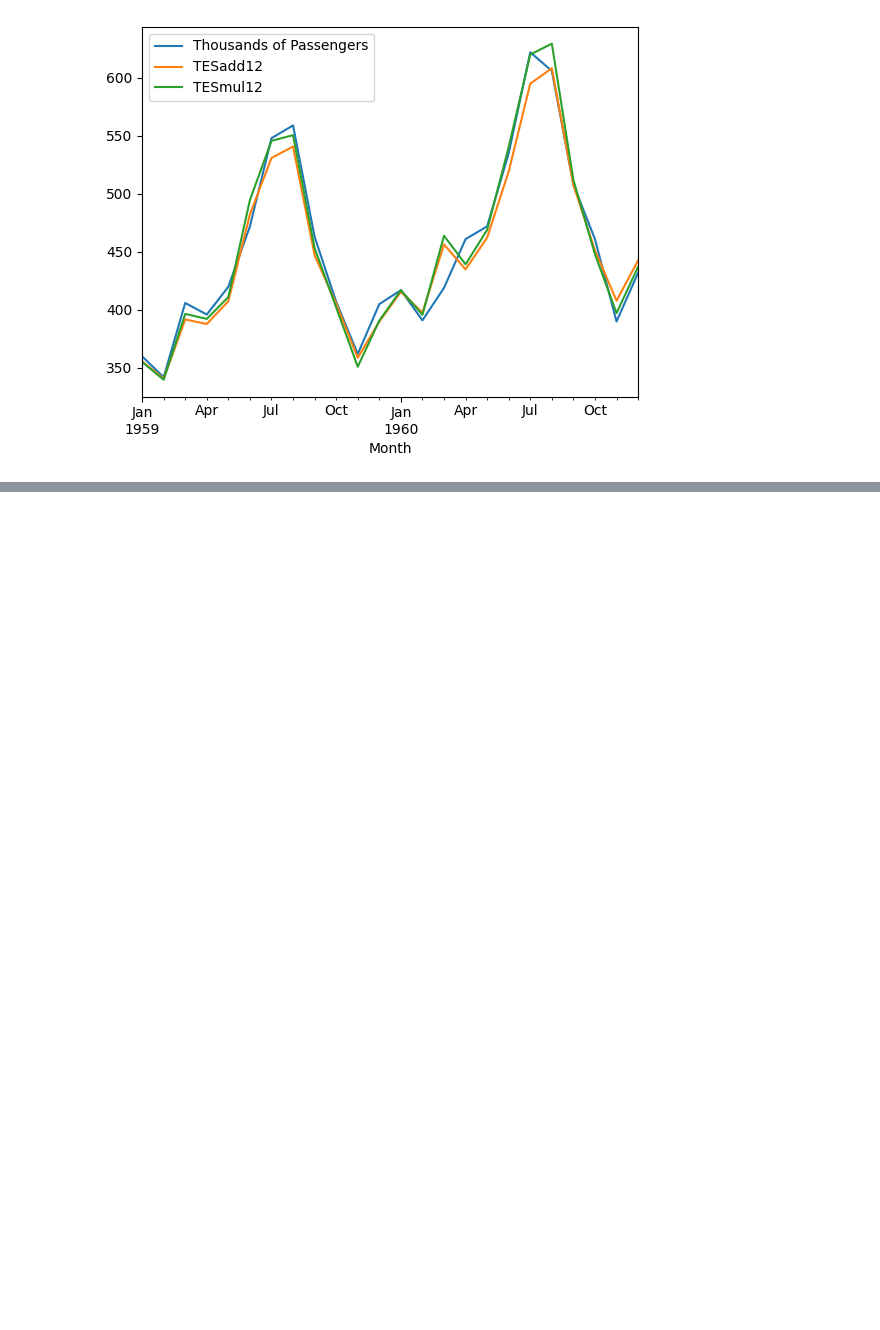
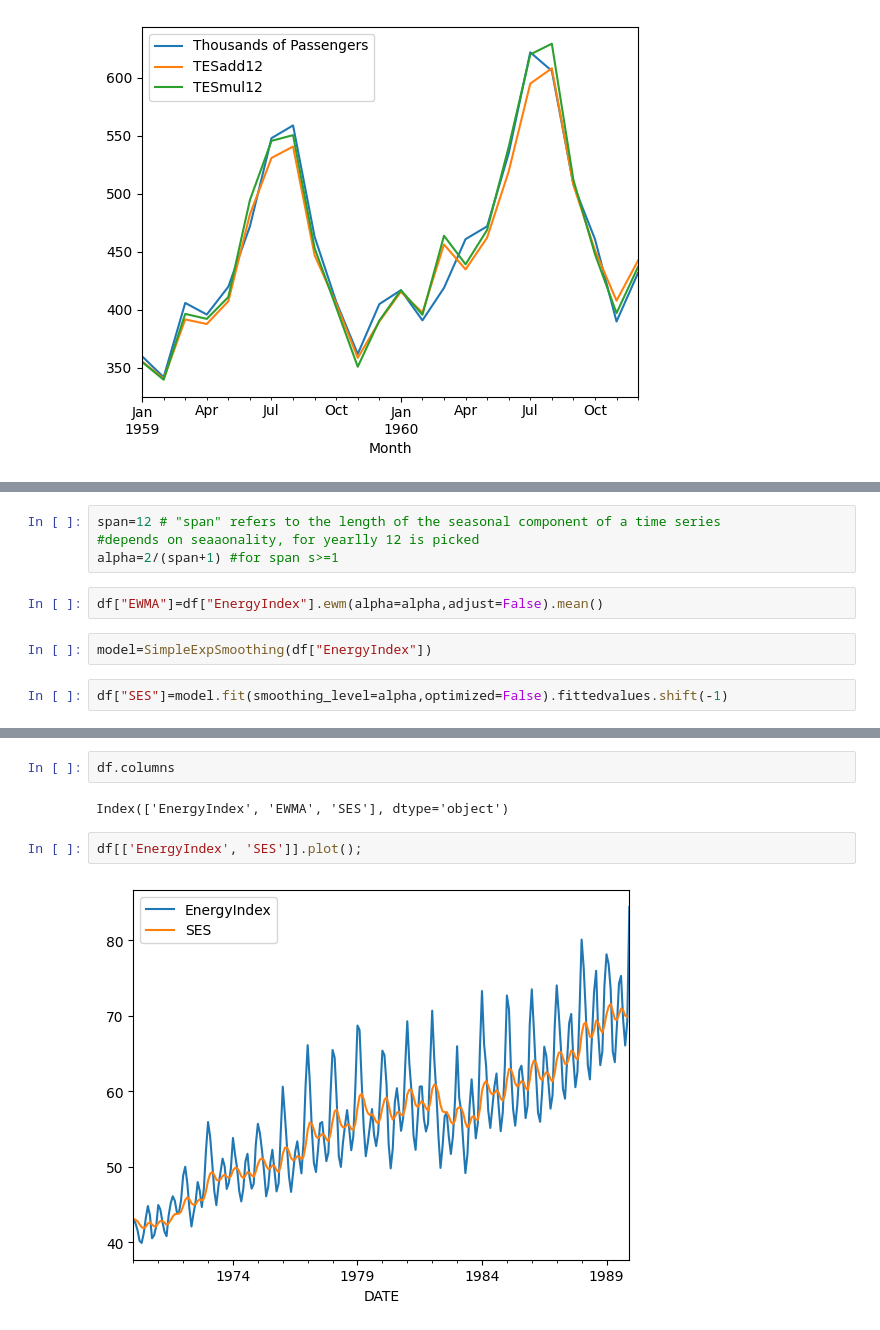
Before and after one commit to selimunal/timeseries, a Jupyter notebook: statmodels.ipynb, the cells around one changed output, grey strips where cells are left out. Saved outputs shown, nothing was run; the diff lists cells and outputs as text; blank space fills up the shorter version.

```diff
--- a/statmodels.ipynb
+++ b/statmodels.ipynb
@@ -379,0 +416,10 @@ df[['Thousands of Passengers','TESadd12', 'TESmul12']].iloc[-24:].plot()
+# %%
+span=12 # "span" refers to the length of the seasonal component of a time series
+#depends on seaaonality, for yearlly 12 is picked
+alpha=2/(span+1) #for span s>=1
+# %%
+df["EWMA"]=df["EnergyIndex"].ewm(alpha=alpha,adjust=False).mean()
+# %%
+model=SimpleExpSmoothing(df["EnergyIndex"])
+# %%
+df["SES"]=model.fit(smoothing_level=alpha,optimized=False).fittedvalues.shift(-1)
@@ -379,0 +436,8 @@ df[['Thousands of Passengers','TESadd12', 'TESmul12']].iloc[-24:].plot()
+# %%
+df.columns
+# %% [output]
+Index(['EnergyIndex', 'EWMA', 'SES'], dtype='object')
+# %%
+df[['EnergyIndex', 'SES']].plot();
+# %% [output]
+[figure, added]
```
Also changed, not shown: parts of 15 cells of this notebook.
